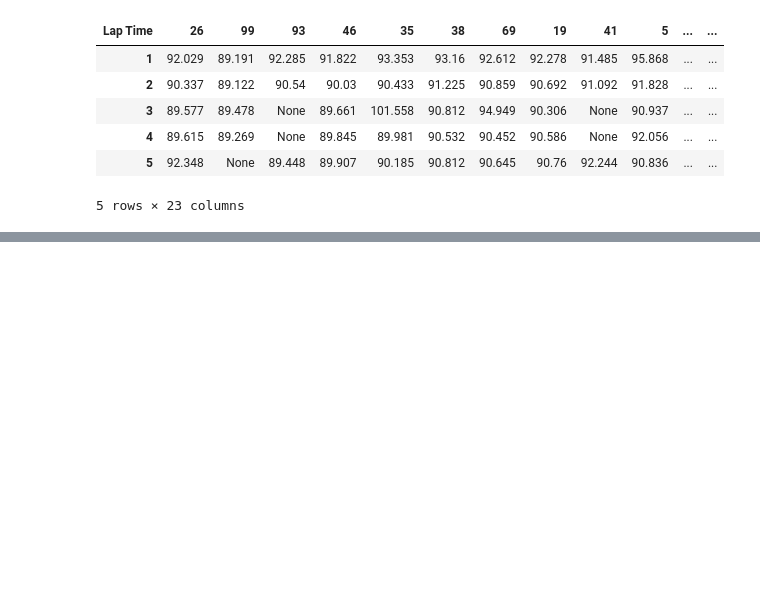
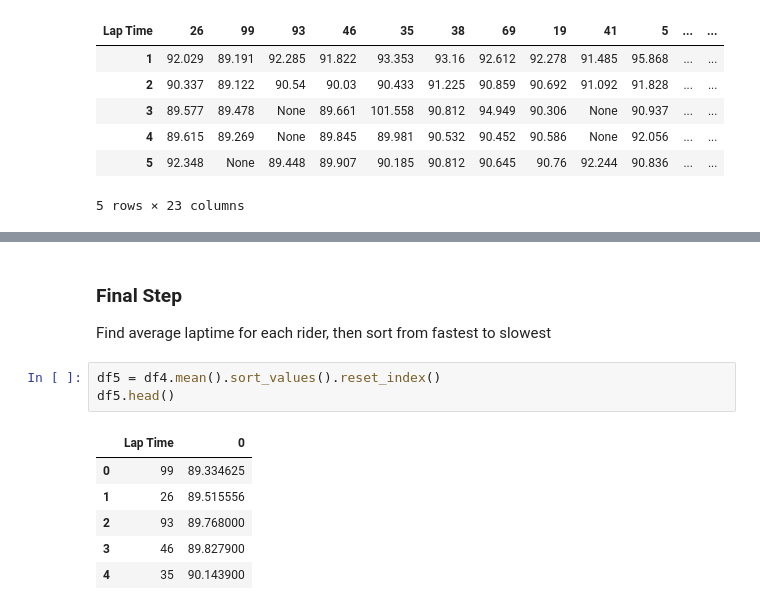
Before and after one commit to aeross/MotoGP-Free-Practice-Analyser, a Jupyter notebook: code/preprocess.ipynb, the cells around one changed output, grey strips where cells are left out. Drawn from its saved outputs; the diff is of its cells as text; blank space fills up the shorter version.

```diff
--- a/code/preprocess.ipynb
+++ b/code/preprocess.ipynb
@@ -292,0 +286,13 @@ dtype: object
+# %% [markdown]
+### Final Step
+Find average laptime for each rider, then sort from fastest to slowest
+# %%
+df5 = df4.mean().sort_values().reset_index()
+df5.head()
+# %% [output]
+|  | Lap Time | 0 |
+| 0 | 99 | 89.334625 |
+| 1 | 26 | 89.515556 |
+| 2 | 93 | 89.768000 |
+| 3 | 46 | 89.827900 |
+| 4 | 35 | 90.143900 |
```
Also changed, not shown: parts of 9 cells of this notebook.
